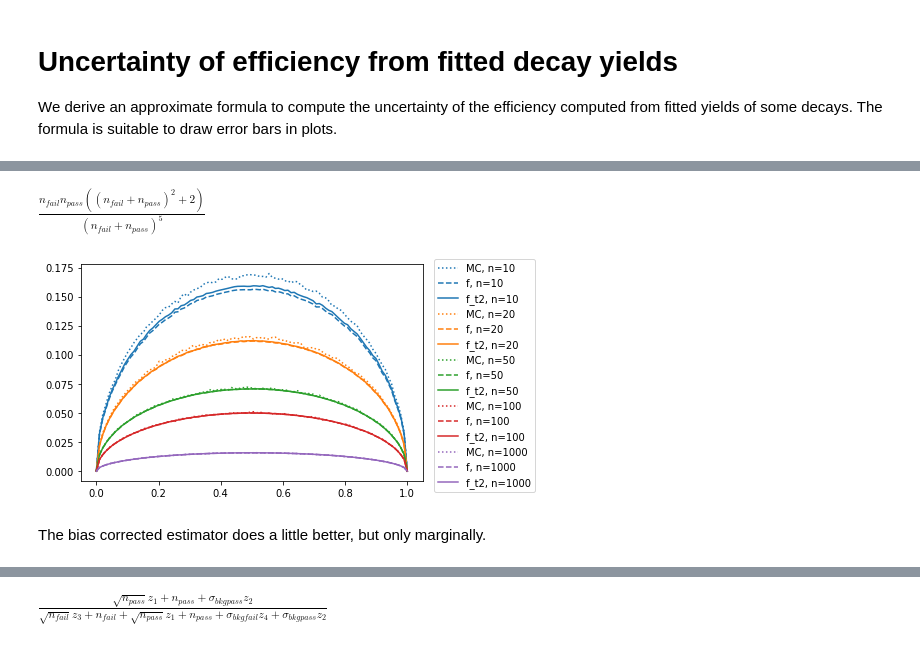
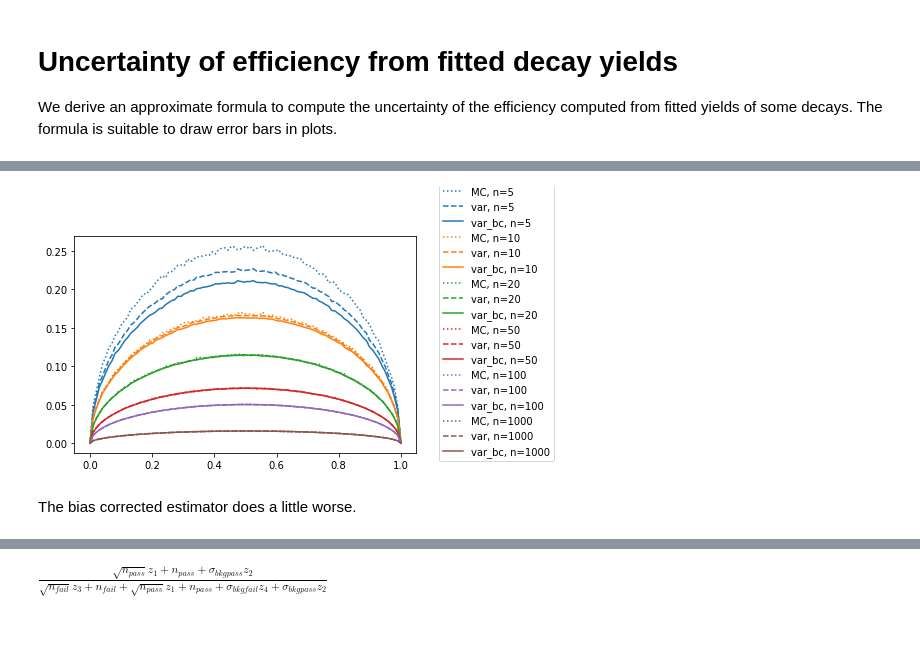
Before and after one commit to HDembinski/HDembinski.github.io, a Jupyter notebook: Uncertainty of efficiency computed from fitted yields.ipynb, the cells around one changed output, grey strips where cells are left out. Drawn from its saved outputs; the diff is of its cells as text; code cells hidden in the pictures.

```diff
--- a/Uncertainty of efficiency computed from fitted yields.ipynb
+++ b/Uncertainty of efficiency computed from fitted yields.ipynb
@@ -153,6 +259,5 @@ The computation with Sympy yields a surprising result.
 # %%
-n_pass, n_fail = symbols("n_pass n_fail", real=True)
-
-f_var_t1 = (f_var - sum(diff(f_var, ni, 2) * ni for ni in (n_pass, n_fail)) / 2)
-f_var_t1 = f_var_t1.simplify(); f_var_t1
+eps_var_bc = eps_var - bias
+eps_var_bc = eps_var_bc.factor()
+eps_var_bc
 # %% [output]
@@ -184,17 +265,10 @@ We thus get
-# %%
-n_pass, n_fail = symbols("n_pass n_fail", real=True)
-
-f_var_t2 = f_var + sum(diff(f_var, ni, 3) * ni for ni in (n_pass, n_fail)).simplify() / 6
-f_var_t2 = f_var_t2.simplify(); f_var_t2
-# %% [output]
-$\displaystyle \frac{n_{fail} n_{pass} \left(\left(n_{fail} + n_{pass}\right)^{2} + 2\right)}{\left(n_{fail} + n_{pass}\right)^{5}}$
 # %%
-f_var_t2_py = lambdify((n_pass, n_fail), f_var_t2)
+eps_var_bc_py = lambdify((n1, n2), eps_var_bc)
 # %%
 rng = np.random.default_rng(1)
 eps = np.linspace(0, 1, 100)
 data = {}
-for n in (10, 20, 50, 100, 1000):
+for n in (5, 10, 20, 50, 100, 1000):
     s1 = []
     s2 = []
     s3 = []
@@ -206,21 +280,21 @@ for n in (10, 20, 50, 100, 1000):
         n_fail = n_fail[ma]
         s1.append(np.std(n_pass / (n_pass + n_fail)))
         # it is important to average the variance instead of the standard deviation
-        s2.append(np.mean(f_var_py(n_pass, n_fail)) ** 0.5)
-        s3.append(np.mean(f_var_t2_py(n_pass, n_fail)) ** 0.5)
+        s2.append(np.mean(eps_var_py(n_pass, n_fail)) ** 0.5)
+        s3.append(np.mean(eps_var_bc_py(n_pass, n_fail)) ** 0.5)
     data[n] = np.array((eps, s1, s2, s3))
 # %%
 plt.figure(figsize=(10, 4))
 for n, (eps, s1, s2, s3) in data.items():
     l, = plt.plot(eps, s1, ":", label=f"MC, {n=}")
-    plt.plot(eps, s2, "--", color=l.get_color(), label=f"f, {n=}")
-    plt.plot(eps, s3, "-", color=l.get_color(), label=f"f_t2, {n=}")
+    plt.plot(eps, s2, "--", color=l.get_color(), label=f"var, {n=}")
+    plt.plot(eps, s3, "-", color=l.get_color(), label=f"var_bc, {n=}")
 plt.subplots_adjust(right=0.6)
 plt.figlegend(loc=(0.7, 0.06));
 # %% [output]
-[figure, old version]
+[figure, new version]
 # %% [markdown]
-The bias corrected estimator does a little better, but only marginally.
+The bias corrected estimator does a little worse.
 # %% [markdown]
 ## With background
 
```
Also changed, not shown: parts of 27 cells of this notebook.
